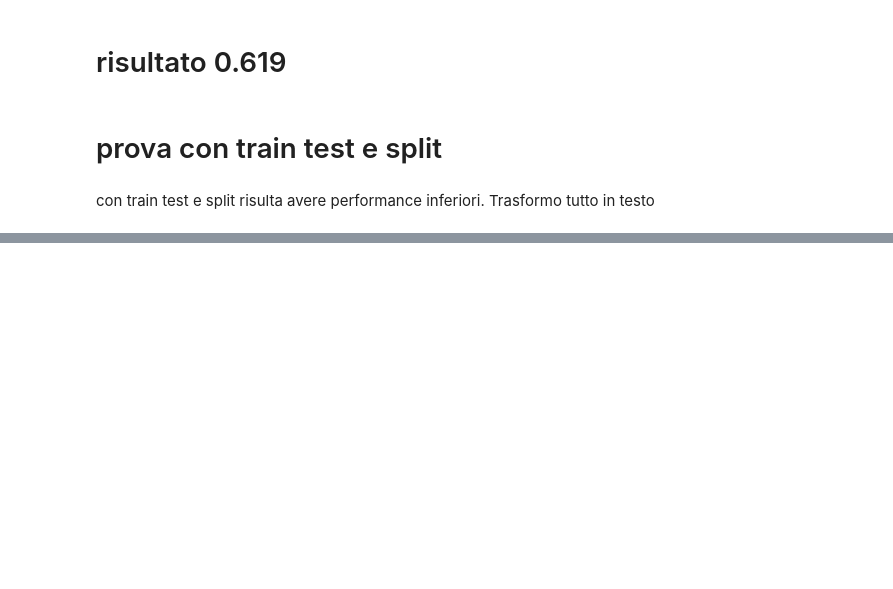
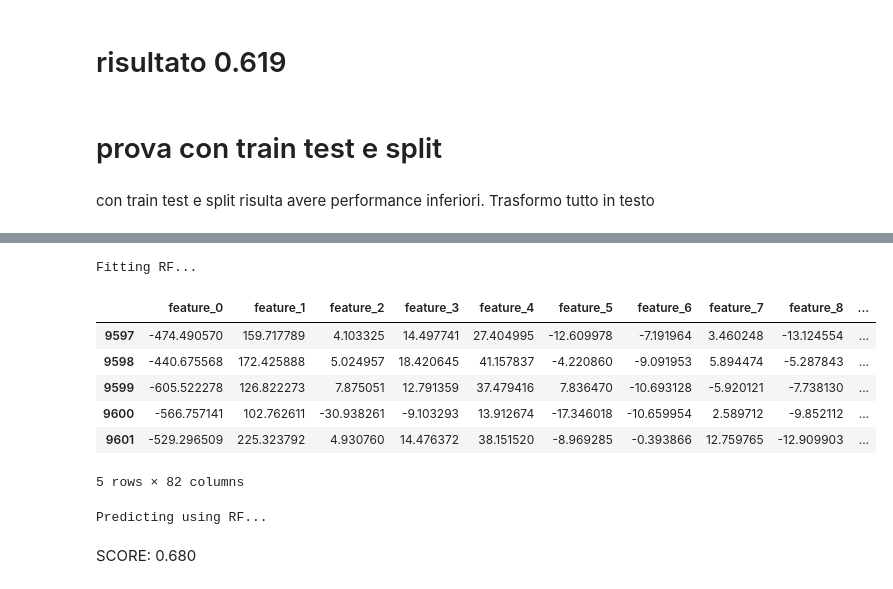
Before and after one commit to notlosca/audio_emotion_classification, a Jupyter notebook: first_trial.ipynb, the cells around one changed output, grey strips where cells are left out. Drawn from its saved outputs; the diff is of its cells as text; code cells hidden in the pictures; blank space fills up the shorter version.

Commit message:
Ran some experiments

```diff
--- a/first_trial.ipynb
+++ b/first_trial.ipynb
@@ -322,0 +530,75 @@ con train test e split risulta avere performance inferiori. Trasformo tutto in t
+# %%
+from sklearn.preprocessing import MinMaxScaler
+from sklearn.neural_network import MLPClassifier
+from sklearn.svm import SVC
+from sklearn.ensemble import RandomForestClassifier
+from sklearn.neighbors import KNeighborsClassifier
+from sklearn.model_selection import train_test_split
+from sklearn.metrics import f1_score
+from imblearn.over_sampling import SMOTE
+
+np.random.seed(0) #to make experiments reproducible
+
+
+smote = SMOTE(random_state=42)
+
+X, y = temp_df[temp_df.columns[:-1]], temp_df[temp_df.columns[-1]]
+X_res, y_res = smote.fit_resample(X,y)
+
+print('Fitting RF...')
+rf = RandomForestClassifier(n_estimators=300).fit(X_res, y_res)
+# %% [output]
+Fitting RF...
+# %%
+# eval
+
+d = dict()
+for filename in tqdm(eval_df.filename):
+    d1 = dict()
+    signal, sr = librosa.load(audio_path + filename, res_type='kaiser_fast')
+    mfccs = librosa.feature.mfcc(y=signal, sr=sr, n_mfcc=40)
+    mfccs_mean= np.mean(mfccs, axis=-1) #mean along time axis. 1 value for each coefficient, the mean one
+    mfccs_std = np.std(mfccs, axis=-1) #std along time axis. 1 value for each coefficient, the std one
+
+    d1 = {f'feature_{k}':v for k,v in enumerate(
+        np.concatenate(
+            [
+             mfccs_mean, mfccs_std,
+             # delta_mfccs_mean, delta_mfccs_std,
+             # delta2_mfccs_mean, delta2_mfccs_std
+             ]
+            )
+        )
+          } # extract mfccs
+
+    d1['duration'] = signal.shape[0]/sr
+    d1['zcr_std'] = np.mean(librosa.feature.zero_crossing_rate(y=signal), axis=-1)[0]
+    d1['zcr_std'] = np.std(librosa.feature.zero_crossing_rate(y=signal), axis=-1)[0]
+    d[(int)(filename.split('.')[0])] = d1
+
+temp_df = pd.DataFrame.from_dict(d).T
+
+temp_df = temp_df.astype({'duration':float})
+temp_df.head()
+# %% [output]
+|  | feature_0 | feature_1 | feature_2 | feature_3 | feature_4 | feature_5 | feature_6 | feature_7 | feature_8 | ... |
+| 9597 | -474.490570 | 159.717789 | 4.103325 | 14.497741 | 27.404995 | -12.609978 | -7.191964 | 3.460248 | -13.124554 | ... |
+| 9598 | -440.675568 | 172.425888 | 5.024957 | 18.420645 | 41.157837 | -4.220860 | -9.091953 | 5.894474 | -5.287843 | ... |
+| 9599 | -605.522278 | 126.822273 | 7.875051 | 12.791359 | 37.479416 | 7.836470 | -10.693128 | -5.920121 | -7.738130 | ... |
+| 9600 | -566.757141 | 102.762611 | -30.938261 | -9.103293 | 13.912674 | -17.346018 | -10.659954 | 2.589712 | -9.852112 | ... |
+| 9601 | -529.296509 | 225.323792 | 4.930760 | 14.476372 | 38.151520 | -8.969285 | -0.393866 | 12.759765 | -12.909903 | ... |
+5 rows × 82 columns
+# %%
+print('Predicting using RF...')
+preds = rf.predict(temp_df)
+
+lista_finale = []
+preds_ser = pd.Series(preds)
+for id, label in zip(temp_df.index, preds_ser.map({v:k for k,v in labels_dict.items()})):
+    lista_finale.append((f'{id}.wav', label))
+df_finale = pd.DataFrame(lista_finale, columns=['Id', 'Predicted'])
+df_finale.to_csv(path_or_buf=path+'/results/mfccs_features_results.csv', header=True, index=False)
+# %% [output]
+Predicting using RF...
+# %% [markdown]
+SCORE: 0.680
```
Also changed, not shown: parts of 10 cells of this notebook, 2 other files.
